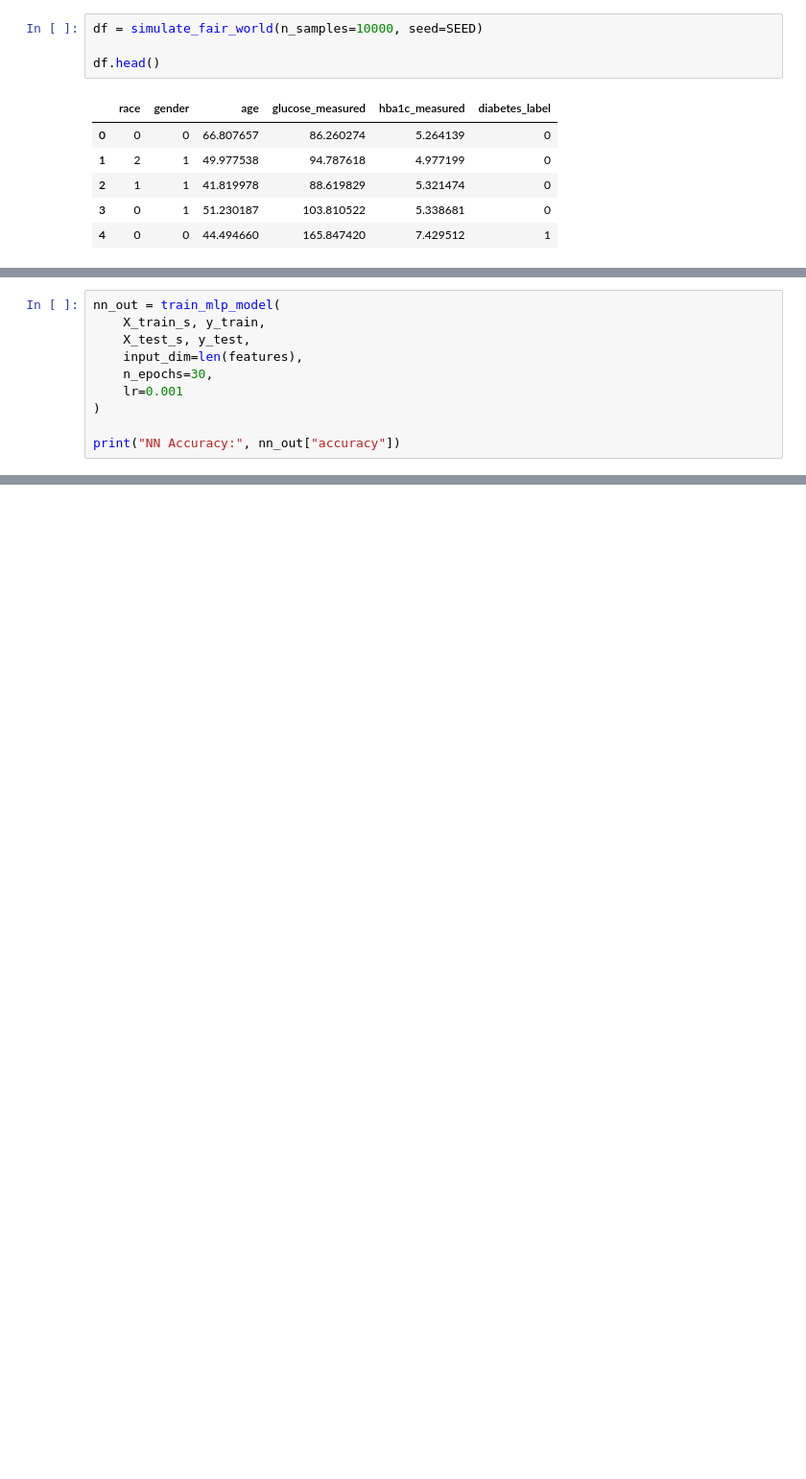
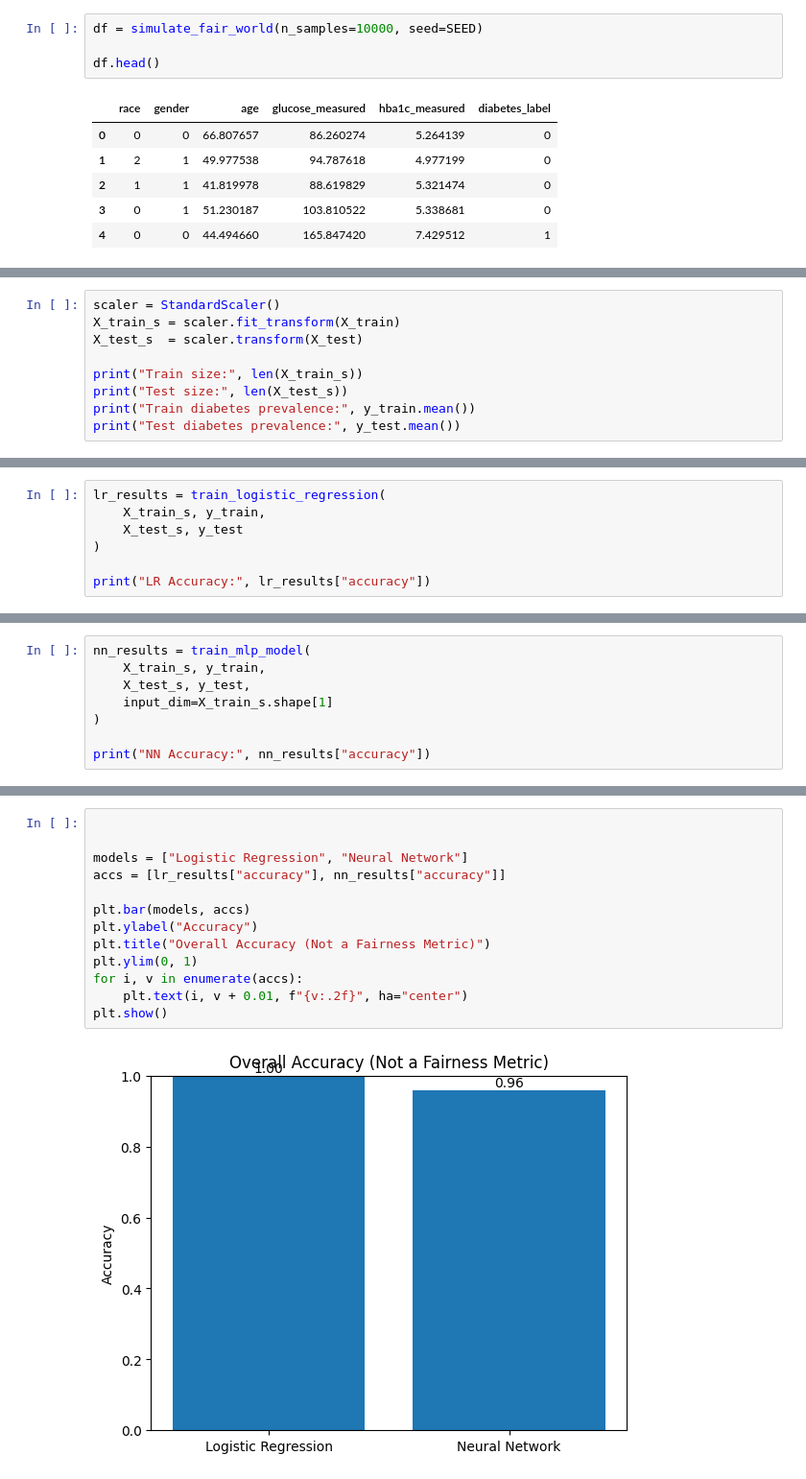
Before and after one commit to isabelle-bustamante/diabetes-fairness-ml, a Jupyter notebook: experiments/01_fair_world.ipynb, the cells around one changed output, grey strips where cells are left out. Shown at 96% size. Saved outputs shown, nothing was run; the diff lists cells and outputs as text; blank space fills up the shorter version.

```diff
--- a/experiments/01_fair_world.ipynb
+++ b/experiments/01_fair_world.ipynb
@@ -48,0 +50,9 @@ Test diabetes prevalence: 0.18666666666666668
+# %%
+scaler = StandardScaler()
+X_train_s = scaler.fit_transform(X_train)
+X_test_s  = scaler.transform(X_test)
+
+print("Train size:", len(X_train_s))
+print("Test size:", len(X_test_s))
+print("Train diabetes prevalence:", y_train.mean())
+print("Test diabetes prevalence:", y_test.mean())
@@ -48,0 +64,7 @@ Test diabetes prevalence: 0.18666666666666668
+# %%
+lr_results = train_logistic_regression(
+    X_train_s, y_train,
+    X_test_s, y_test
+)
+
+print("LR Accuracy:", lr_results["accuracy"])
@@ -55,11 +77,9 @@ LR Accuracy: 0.9986666666666667
 # %%
-nn_out = train_mlp_model(
+nn_results = train_mlp_model(
     X_train_s, y_train,
     X_test_s, y_test,
-    input_dim=len(features),
-    n_epochs=30,
-    lr=0.001
+    input_dim=X_train_s.shape[1]
 )
 
-print("NN Accuracy:", nn_out["accuracy"])
+print("NN Accuracy:", nn_results["accuracy"])
 # %% [output]
@@ -130,0 +216,15 @@ fair_nn
+# %%
+
+
+models = ["Logistic Regression", "Neural Network"]
+accs = [lr_results["accuracy"], nn_results["accuracy"]]
+
+plt.bar(models, accs)
+plt.ylabel("Accuracy")
+plt.title("Overall Accuracy (Not a Fairness Metric)")
+plt.ylim(0, 1)
+for i, v in enumerate(accs):
+    plt.text(i, v + 0.01, f"{v:.2f}", ha="center")
+plt.show()
+# %% [output]
+[figure, added]
```
Also changed, not shown: parts of 17 cells of this notebook, 2 other files.
